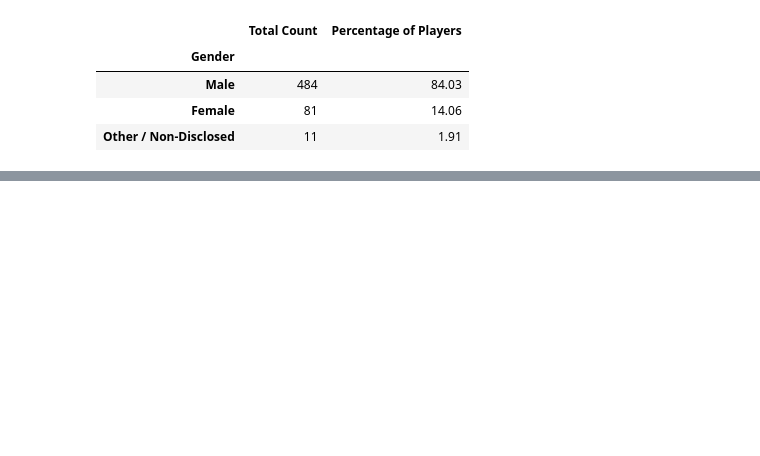
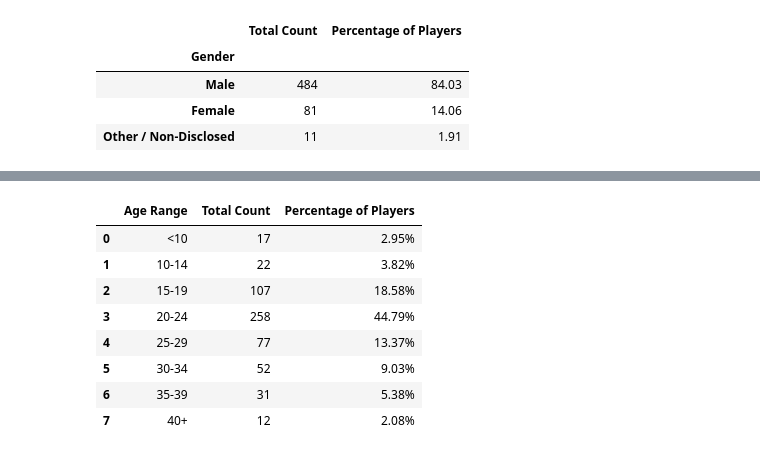
Before and after one commit to mchrzanowski27/pandas-challenge, a Jupyter notebook: main.ipynb, the cells around one changed output, grey strips where cells are left out. Cells and saved outputs as stored; diff of their text form; code cells hidden in the pictures; blank space fills up the shorter version.

```diff
--- a/main.ipynb
+++ b/main.ipynb
@@ -7,3 +7,7 @@ file_to_load = "HeroesOfPymoli/purchase_data.csv"
 
 # Read Purchasing File and store into Pandas data frame
 purchase_data = pd.read_csv(file_to_load)
+# %%
+player_count = purchase_data["SN"].value_counts()
+player_count = len(player_count)
+print(player_count)
@@ -199,3 +221,68 @@ df_merge
 | Female | 113 | 3.203009 | 361.94 | 4.468395 |
 | Male | 652 | 3.017853 | 1967.64 | 4.065372 |
 | Other / Non-Disclosed | 15 | 3.346000 | 50.19 | 4.562727 |
+# %%
+### Age Demogrpahics
+# Create the bins in which Data will be held
+
+bins=[0, 9, 14, 19, 24, 29, 34, 39, 1000]
+labels= ["<10", "10-14", "15-19", "20-24", "25-29", "30-34", "35-39", "40+"]
+purchase_data["Age Range"] = pd.cut(purchase_data["Age"], bins, labels=labels, include_lowest=True)
+
+less_than_ten = purchase_data.loc[(purchase_data["Age Range"]== "<10")]
+less_than_ten_count = len(less_than_ten['SN'].unique())
+less_than_ten_percent = "{:.2%}".format(less_than_ten_count/player_count)
+
+ten_to_fourteen = purchase_data.loc[(purchase_data["Age Range"]== "10-14")]
+ten_to_fourteen_count = len(ten_to_fourteen['SN'].unique())
+ten_to_fourteen_percent = "{:.2%}".format(ten_to_fourteen_count/player_count)
+
+fifteen_to_nineteen = purchase_data.loc[(purchase_data["Age Range"]== "15-19")]
+fifteen_to_nineteen_count = len(fifteen_to_nineteen['SN'].unique())
+fifteen_to_nineteen_percent = "{:.2%}".format(fifteen_to_nineteen_count/player_count)
+
+twenty_to_twentyfour = purchase_data.loc[(purchase_data["Age Range"]== "20-24")]
+twenty_to_twentyfour_count = len(twenty_to_twentyfour['SN'].unique())
+twenty_to_twentyfour_percent = "{:.2%}".format(twenty_to_twentyfour_count/player_count)
+
+twentyfive_to_twentynine = purchase_data.loc[(purchase_data["Age Range"]== "25-29")]
+twentyfive_to_twentynine_count = len(twentyfive_to_twentynine['SN'].unique())
+twentyfive_to_twentynine_percent = "{:.2%}".format(twentyfive_to_twentynine_count/player_count)
+
+thirty_to_thirtyfour = purchase_data.loc[(purchase_data["Age Range"]== "30-34")]
+thirty_to_thirtyfour_count = len(thirty_to_thirtyfour['SN'].unique())
+thirty_to_thirtyfour_percent = "{:.2%}".format(thirty_to_thirtyfour_count/player_count)
+
+thirtyfive_to_thirtynine = purchase_data.loc[(purchase_data["Age Range"]== "35-39")]
+thirtyfive_to_thirtynine_count = len(thirtyfive_to_thirtynine['SN'].unique())
+thirtyfive_to_thirtynine_percent = "{:.2%}".format(thirtyfive_to_thirtynine_count/player_count)
+
+forty_or_more = purchase_data.loc[(purchase_data["Age Range"]== "40+")]
+forty_or_more_count = len(forty_or_more['SN'].unique())
+forty_or_more_percent = "{:.2%}".format(forty_or_more_count/player_count)
+
+
+# Take results and make new dataframe of bins
+age_df = pd.DataFrame({
+    "Age Range" : ("<10", "10-14","15-19", "20-24", "25-29", "30-34", "35-39", "40+"),
+
+    "Total Count" : [less_than_ten_count, ten_to_fourteen_count,fifteen_to_nineteen_count,twenty_to_twentyfour_count,
+                    twentyfive_to_twentynine_count,thirty_to_thirtyfour_count,thirtyfive_to_thirtynine_count,
+                    forty_or_more_count],
+
+    "Percentage of Players" : [less_than_ten_percent,ten_to_fourteen_percent,fifteen_to_nineteen_percent,
+                               twenty_to_twentyfour_percent,twentyfive_to_twentynine_percent,thirty_to_thirtyfour_percent,
+                               thirtyfive_to_thirtynine_percent,forty_or_more_percent]
+})
+
+age_df
+# %% [output]
+|  | Age Range | Total Count | Percentage of Players |
+| 0 | <10 | 17 | 2.95% |
+| 1 | 10-14 | 22 | 3.82% |
+| 2 | 15-19 | 107 | 18.58% |
+| 3 | 20-24 | 258 | 44.79% |
+| 4 | 25-29 | 77 | 13.37% |
+| 5 | 30-34 | 52 | 9.03% |
+| 6 | 35-39 | 31 | 5.38% |
+| 7 | 40+ | 12 | 2.08% |
```
Also changed, not shown: parts of 13 cells of this notebook.
